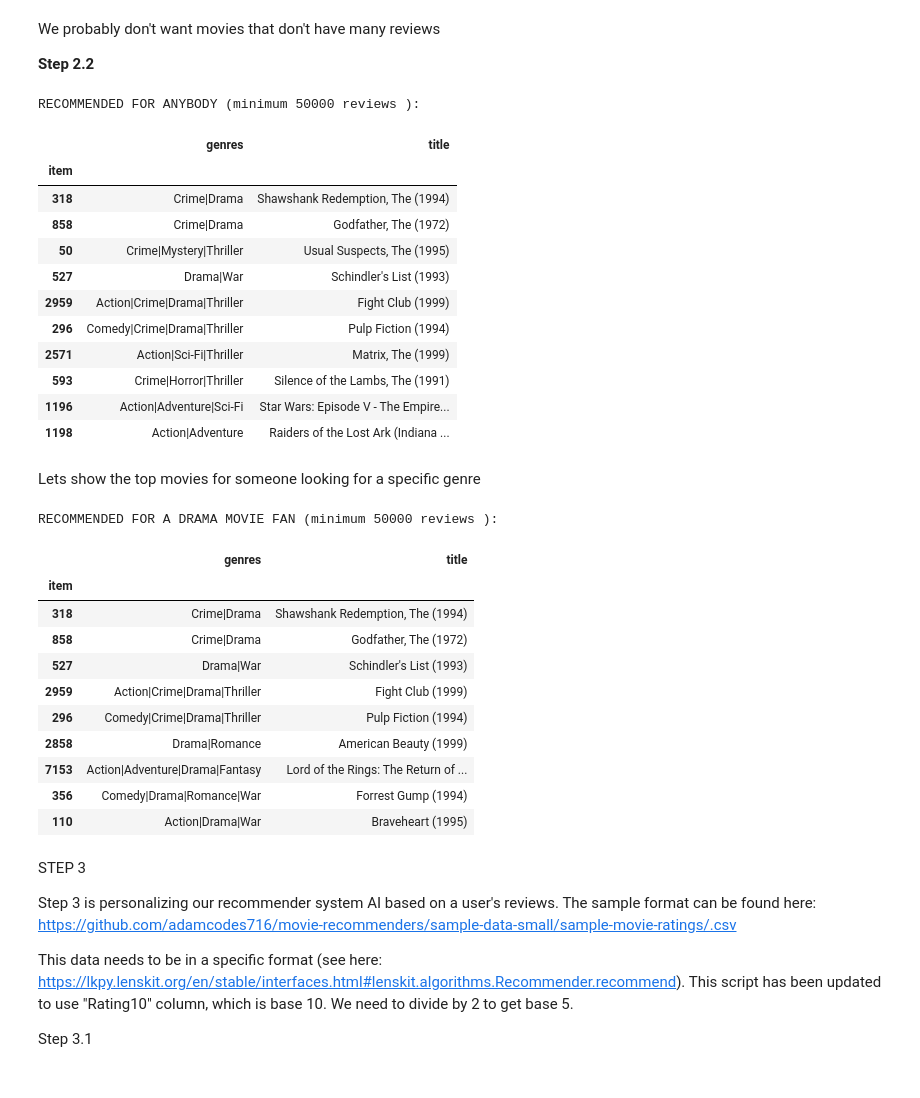
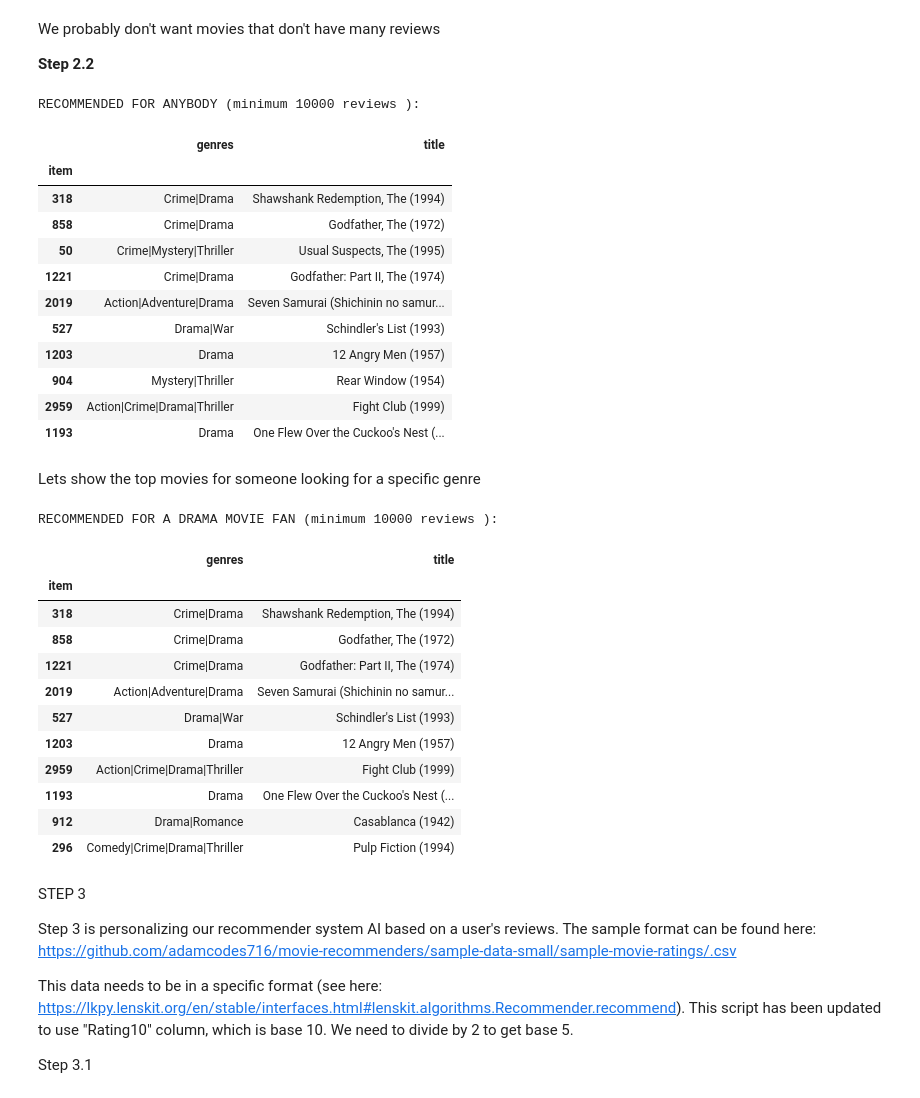
Before and after one commit to adamcodes716/movie-recommenders, a Jupyter notebook: MovieRecommender - Collaborative.ipynb, the cells around one changed output. Saved outputs shown, nothing was run; the diff lists cells and outputs as text; code cells hidden in the pictures.

```diff
--- a/MovieRecommender - Collaborative.ipynb
+++ b/MovieRecommender - Collaborative.ipynb
@@ -150,32 +150,32 @@ We probably don't want movies that don't have many reviews
 
 **Step 2.2**
 # %%
-minimum_to_include = 50000 #<-- You can try changing this minimum to include movies rated by fewer or more people
+minimum_to_include = 10000 #<-- You can try changing this minimum to include movies rated by fewer or more people
 
 average_ratings = (data.ratings).groupby(['item']).mean()
 rating_counts = (data.ratings).groupby(['item']).count()
 average_ratings = average_ratings.loc[rating_counts['rating'] > minimum_to_include]
 sorted_avg_ratings = average_ratings.sort_values(by="rating", ascending=False)
 joined_data = sorted_avg_ratings.join(data.movies['genres'], on='item')
 joined_data = joined_data.join(data.movies['title'], on='item')
 joined_data = joined_data[joined_data.columns[3:]]
 
 print("RECOMMENDED FOR ANYBODY (minimum " + str(minimum_to_include) + " reviews ):")
 joined_data.head(rows_to_show)
 # %% [output]
-RECOMMENDED FOR ANYBODY (minimum 50000 reviews ):
+RECOMMENDED FOR ANYBODY (minimum 10000 reviews ):
 |  | genres | title |
 | item |  |  |
 | 318 | Crime|Drama | Shawshank Redemption, The (1994) |
 | 858 | Crime|Drama | Godfather, The (1972) |
 | 50 | Crime|Mystery|Thriller | Usual Suspects, The (1995) |
+| 1221 | Crime|Drama | Godfather: Part II, The (1974) |
+| 2019 | Action|Adventure|Drama | Seven Samurai (Shichinin no samur... |
 | 527 | Drama|War | Schindler's List (1993) |
+| 1203 | Drama | 12 Angry Men (1957) |
+| 904 | Mystery|Thriller | Rear Window (1954) |
 | 2959 | Action|Crime|Drama|Thriller | Fight Club (1999) |
-| 296 | Comedy|Crime|Drama|Thriller | Pulp Fiction (1994) |
-| 2571 | Action|Sci-Fi|Thriller | Matrix, The (1999) |
-| 593 | Crime|Horror|Thriller | Silence of the Lambs, The (1991) |
-| 1196 | Action|Adventure|Sci-Fi | Star Wars: Episode V - The Empire... |
-| 1198 | Action|Adventure | Raiders of the Lost Ark (Indiana ... |
+| 1193 | Drama | One Flew Over the Cuckoo's Nest (... |
 # %% [markdown]
 Lets show the top movies for someone looking for a specific genre
 # %%
@@ -192,18 +192,19 @@ joined_data = joined_data[joined_data.columns[3:]]
 print("RECOMMENDED FOR A " + genre.upper() + " MOVIE FAN (minimum " + str(minimum_to_include) + " reviews ):")
 joined_data.head(rows_to_show)
 # %% [output]
-RECOMMENDED FOR A DRAMA MOVIE FAN (minimum 50000 reviews ):
+RECOMMENDED FOR A DRAMA MOVIE FAN (minimum 10000 reviews ):
 |  | genres | title |
 | item |  |  |
 | 318 | Crime|Drama | Shawshank Redemption, The (1994) |
 | 858 | Crime|Drama | Godfather, The (1972) |
+| 1221 | Crime|Drama | Godfather: Part II, The (1974) |
+| 2019 | Action|Adventure|Drama | Seven Samurai (Shichinin no samur... |
 | 527 | Drama|War | Schindler's List (1993) |
+| 1203 | Drama | 12 Angry Men (1957) |
 | 2959 | Action|Crime|Drama|Thriller | Fight Club (1999) |
+| 1193 | Drama | One Flew Over the Cuckoo's Nest (... |
+| 912 | Drama|Romance | Casablanca (1942) |
 | 296 | Comedy|Crime|Drama|Thriller | Pulp Fiction (1994) |
-| 2858 | Drama|Romance | American Beauty (1999) |
-| 7153 | Action|Adventure|Drama|Fantasy | Lord of the Rings: The Return of ... |
-| 356 | Comedy|Drama|Romance|War | Forrest Gump (1994) |
-| 110 | Action|Drama|War | Braveheart (1995) |
 # %% [markdown]
 
 
```
Also changed, not shown: parts of 1 cell of this notebook, 3 other files.
